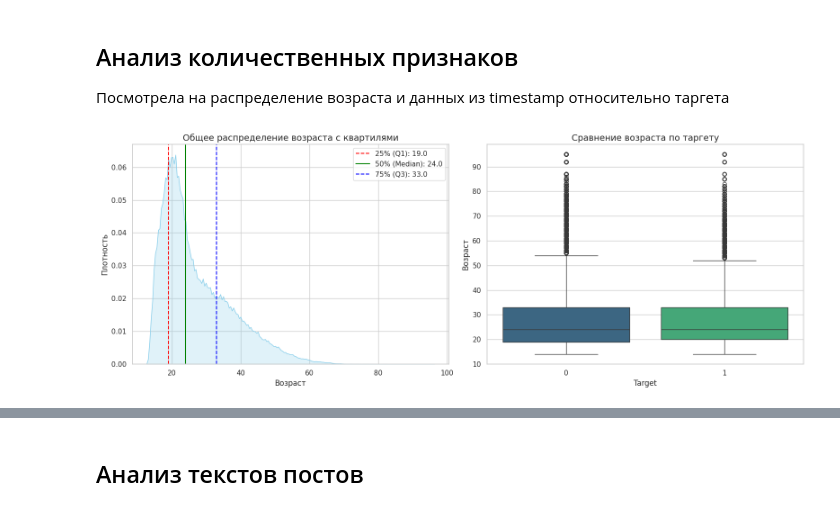
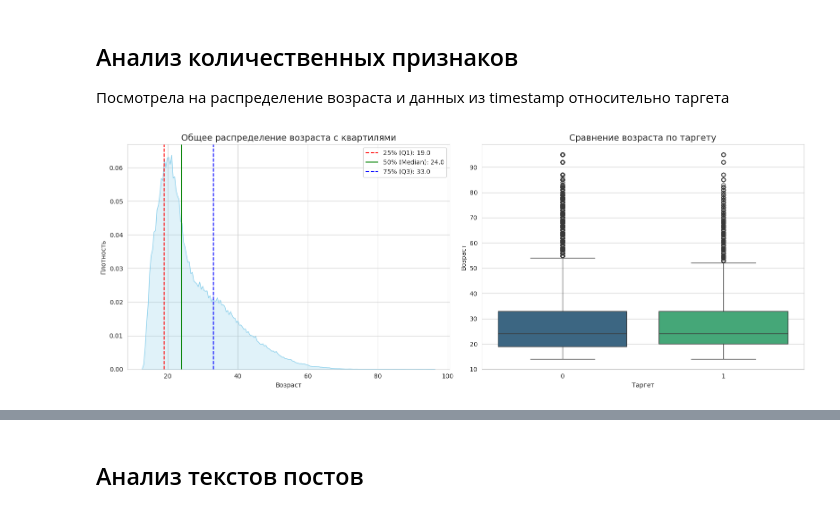
Before and after one commit to nadushaem/RecSys_START_ML_karpov_courses, a Jupyter notebook: start-ml-final-project-eda.ipynb, the cells around one changed output, grey strips where cells are left out. Cells and saved outputs as stored; diff of their text form; code cells hidden in the pictures.

```diff
--- a/start-ml-final-project-eda.ipynb
+++ b/start-ml-final-project-eda.ipynb
@@ -98,5 +82,7 @@ custom_stop_words = {
 # %%
-df = pd.read_csv('/kaggle/input/datasets/nadezhdaemelyanova/allcsv/all.csv', sep=';')
+DATA_PATH = '/kaggle/input/datasets/nadezhdaemelyanova/allcsv/all.csv'
+
+df = pd.read_csv(DATA_PATH, sep=';')
 df.head()
 # %% [output]
 |  | Unnamed: 0 | timestamp | user_id | post_id | action | target | gender | age | country | city | ... |
@@ -200,7 +186,7 @@ df[cat_cols].describe()
 # %%
 # для визуализации города оставила три категории: Москва, СПБ и other
 frequent_cities = ['Moscow', 'Saint Petersburg']
-df['city_visual'] = df['city'].where(df['city'].isin(frequent_cities), 'Оther')
+df['city_visual'] = df['city'].where(df['city'].isin(frequent_cities), 'Other')
 # %%
 # для визуализации страны юзера оставила три категории: Россия, Украина и other
 frequent_countries = ['Russia', 'Ukraine']
@@ -240,27 +230,25 @@ for col in ['gender', 'country_visual', 'city_visual', 'exp_group', 'os', 'sourc
 
 Посмотрела на распределение возраста и данных из timestamp относительно таргета
 # %%
-sns.set_theme(style="whitegrid")
-
 fig, (ax1, ax2) = plt.subplots(1, 2, figsize=(16, 6))
 
 sns.kdeplot(data=df, x='age', fill=True, ax=ax1, color='skyblue')
 q1, median, q3 = df['age'].quantile([0.25, 0.5, 0.75])
 ax1.axvline(q1, color='red', linestyle='--', label=f'25% (Q1): {q1:.1f}')
 ax1.axvline(median, color='green', linestyle='-', label=f'50% (Median): {median:.1f}')
 ax1.axvline(q3, color='blue', linestyle='--', label=f'75% (Q3): {q3:.1f}')
 ax1.set_title('Общее распределение возраста с квартилями', fontsize=14)
 ax1.set_xlabel('Возраст')
 ax1.set_ylabel('Плотность')
 ax1.legend()
 
 sns.boxplot(data=df, x='target', y='age', ax=ax2, palette='viridis', hue='target', legend=False)
 
 ax2.set_title('Сравнение возраста по таргету', fontsize=14)
-ax2.set_xlabel('Target')
+ax2.set_xlabel('Таргет')
 ax2.set_ylabel('Возраст')
 
 plt.tight_layout()
 plt.show()
 # %% [output]
-[figure, old version]
+[figure, new version]
```
Also changed, not shown: parts of 14 cells of this notebook.
